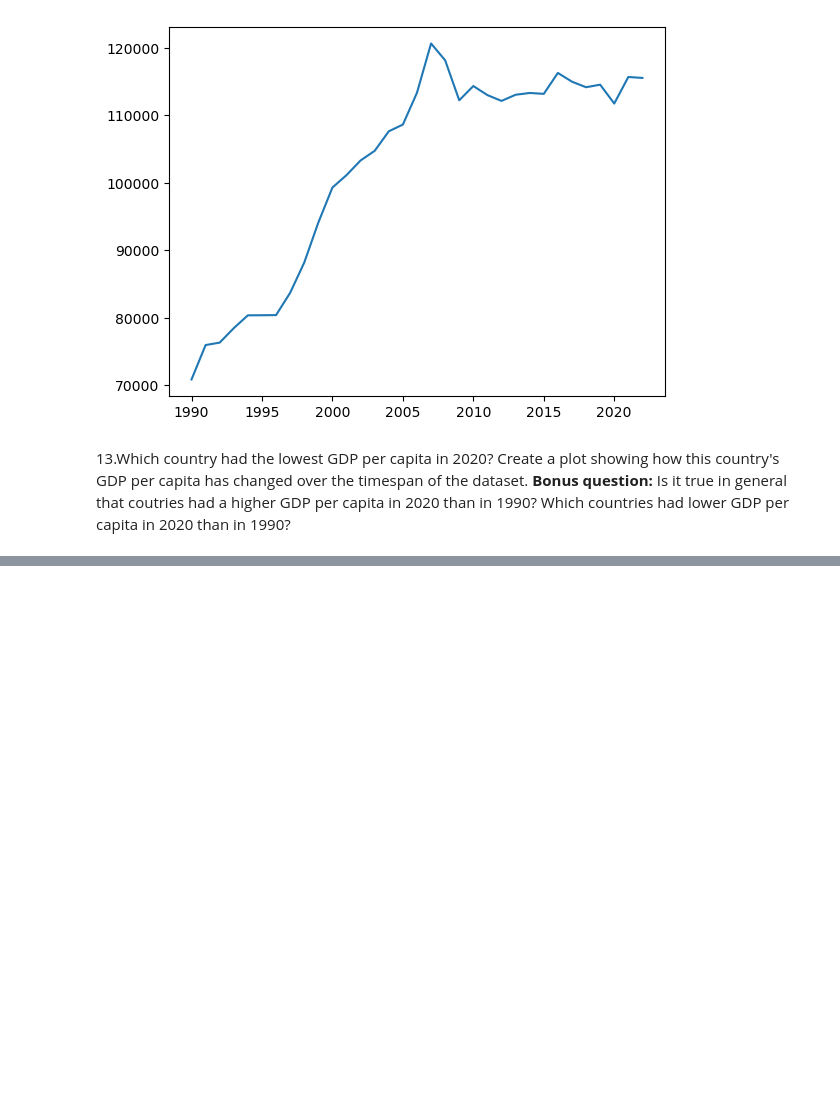
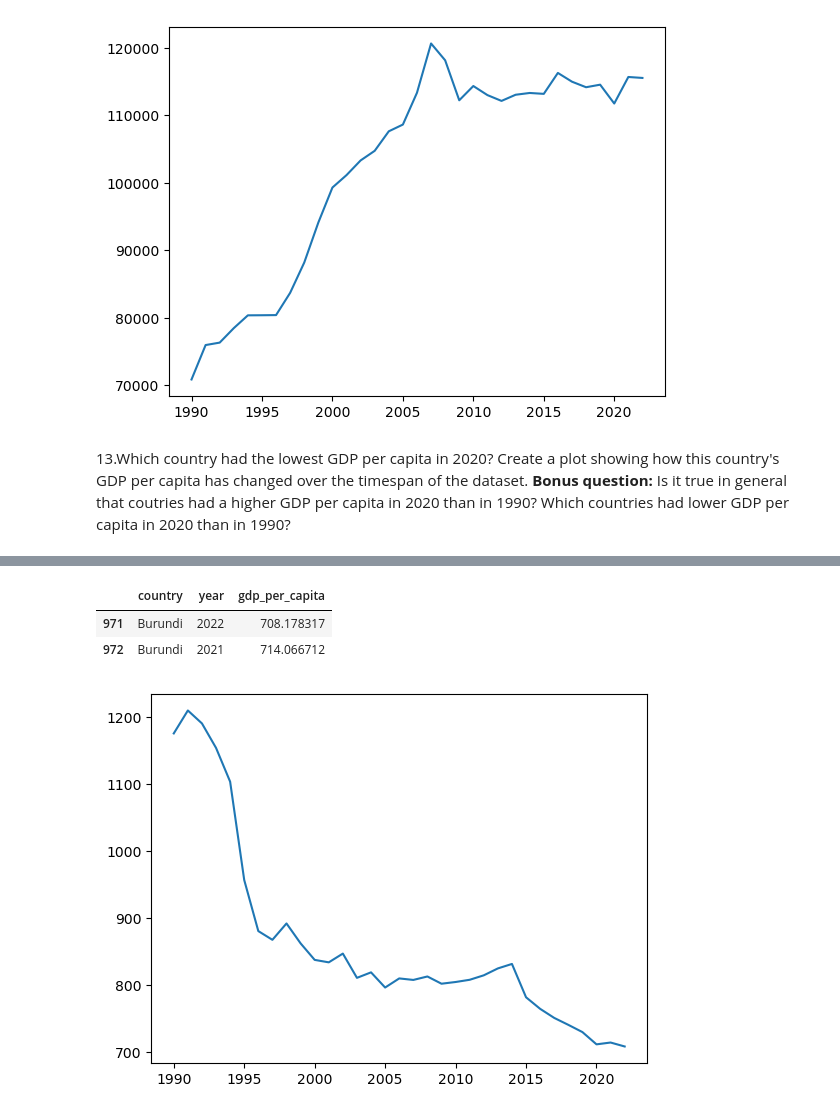
Before and after one commit to NSS-Data-Analytics-Cohort-10/gdp-and-internet-usage-megyg6, a Jupyter notebook: notebooks/gdp_and_internet_usage_notebook.ipynb, the cells around one changed output, grey strips where cells are left out. Saved outputs shown, nothing was run; the diff lists cells and outputs as text; code cells hidden in the pictures; blank space fills up the shorter version.

```diff
--- a/notebooks/gdp_and_internet_usage_notebook.ipynb
+++ b/notebooks/gdp_and_internet_usage_notebook.ipynb
@@ -353,0 +363,12 @@ plt.show()
+# %%
+burundi_time_span=gdp_df[gdp_df["country"]=="Burundi"]
+burundi_time_span.head(2)
+# %% [output]
+|  | country | year | gdp_per_capita |
+| 971 | Burundi | 2022 | 708.178317 |
+| 972 | Burundi | 2021 | 714.066712 |
+# %%
+plt.plot(burundi_time_span["year"], burundi_time_span["gdp_per_capita"])
+plt.show()
+# %% [output]
+[figure, added]
```
Also changed, not shown: parts of 4 cells of this notebook.
